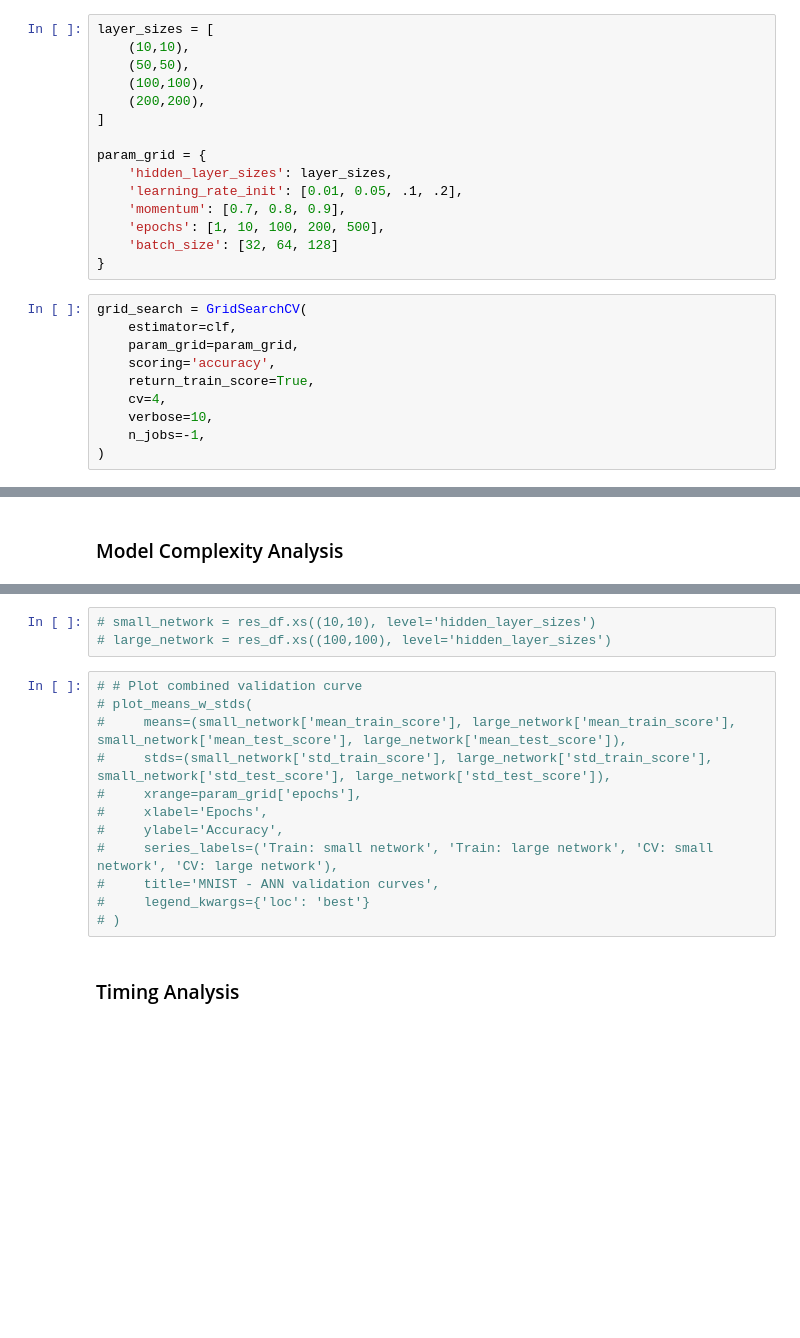
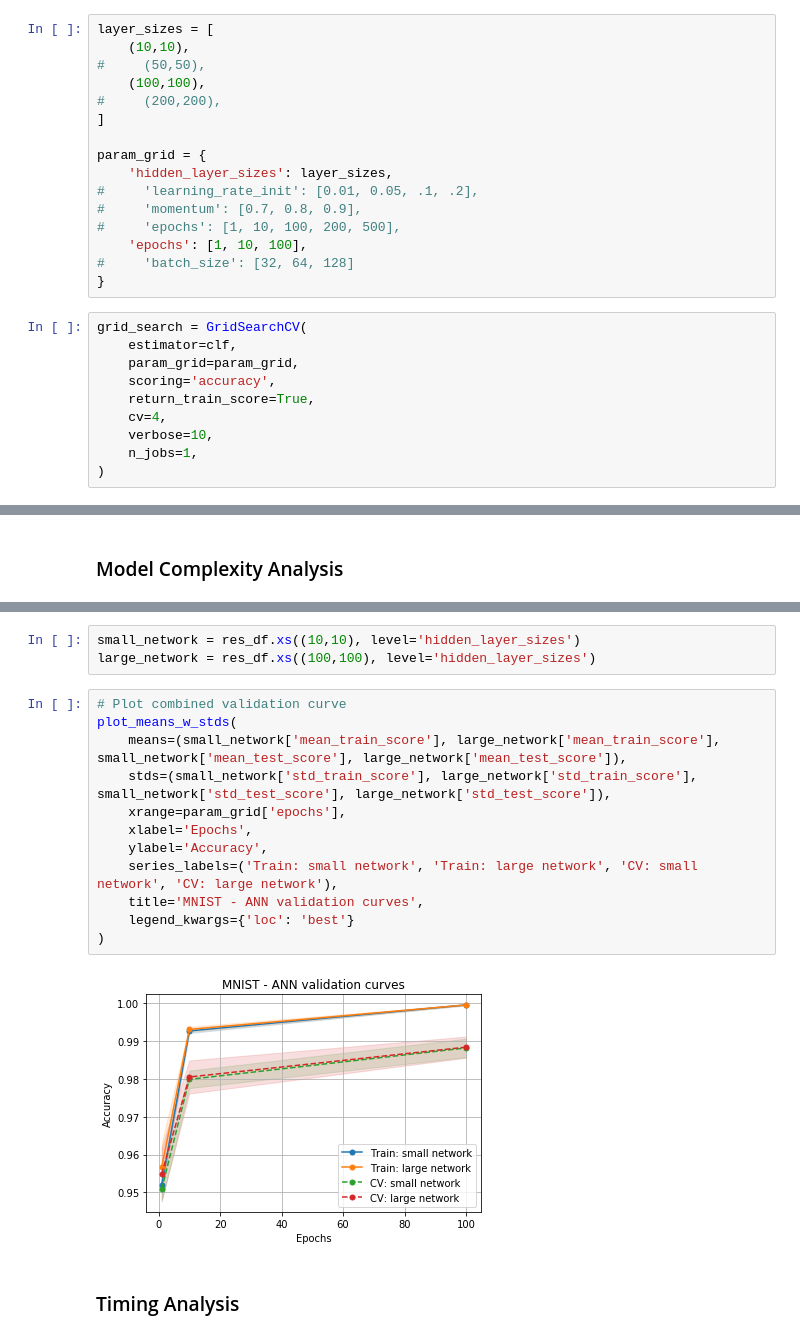
Before and after one commit to haniahhaq/CS7641-assignment-1, a Jupyter notebook: nb_mnist_ann.ipynb, the cells around one changed output, grey strips where cells are left out. Drawn from its saved outputs; the diff is of its cells as text; blank space fills up the shorter version.

```diff
--- a/nb_mnist_ann.ipynb
+++ b/nb_mnist_ann.ipynb
@@ -99,17 +101,18 @@ clf = KerasClassifier(build_fn=build_keras_clf, verbose=0)
 # %%
 layer_sizes = [
     (10,10),
-    (50,50),
+#     (50,50),
     (100,100),
-    (200,200),
+#     (200,200),
 ]
 
 param_grid = {
     'hidden_layer_sizes': layer_sizes,
-    'learning_rate_init': [0.01, 0.05, .1, .2],
-    'momentum': [0.7, 0.8, 0.9],
-    'epochs': [1, 10, 100, 200, 500],
-    'batch_size': [32, 64, 128]
+#     'learning_rate_init': [0.01, 0.05, .1, .2],
+#     'momentum': [0.7, 0.8, 0.9],
+#     'epochs': [1, 10, 100, 200, 500],
+    'epochs': [1, 10, 100],
+#     'batch_size': [32, 64, 128]
 }
 # %%
 grid_search = GridSearchCV(
@@ -119,7 +122,7 @@ grid_search = GridSearchCV(
     return_train_score=True,
     cv=4,
     verbose=10,
-    n_jobs=-1,
+    n_jobs=1,
 )
 # %%
 grid_search.fit(X_train_scaled, y_train)
@@ -142,18 +208,20 @@ res_df.sort_values(by='rank_test_score').head(10)
 # %%
-# small_network = res_df.xs((10,10), level='hidden_layer_sizes')
-# large_network = res_df.xs((100,100), level='hidden_layer_sizes')
+small_network = res_df.xs((10,10), level='hidden_layer_sizes')
+large_network = res_df.xs((100,100), level='hidden_layer_sizes')
 # %%
-# # Plot combined validation curve
-# plot_means_w_stds(
-#     means=(small_network['mean_train_score'], large_network['mean_train_score'], small_network['mean_test_score'], large_network['mean_test_score']),
-#     stds=(small_network['std_train_score'], large_network['std_train_score'], small_network['std_test_score'], large_network['std_test_score']),
-#     xrange=param_grid['epochs'],
-#     xlabel='Epochs',
-#     ylabel='Accuracy',
-#     series_labels=('Train: small network', 'Train: large network', 'CV: small network', 'CV: large network'),
-#     title='MNIST - ANN validation curves',
-#     legend_kwargs={'loc': 'best'}
-# )
+# Plot combined validation curve
+plot_means_w_stds(
+    means=(small_network['mean_train_score'], large_network['mean_train_score'], small_network['mean_test_score'], large_network['mean_test_score']),
+    stds=(small_network['std_train_score'], large_network['std_train_score'], small_network['std_test_score'], large_network['std_test_score']),
+    xrange=param_grid['epochs'],
+    xlabel='Epochs',
+    ylabel='Accuracy',
+    series_labels=('Train: small network', 'Train: large network', 'CV: small network', 'CV: large network'),
+    title='MNIST - ANN validation curves',
+    legend_kwargs={'loc': 'best'}
+)
+# %% [output]
+[figure, added]
 # %% [markdown]
 ### Timing Analysis
 # %%
```
Also changed, not shown: parts of 7 cells of this notebook, 7 other files.
